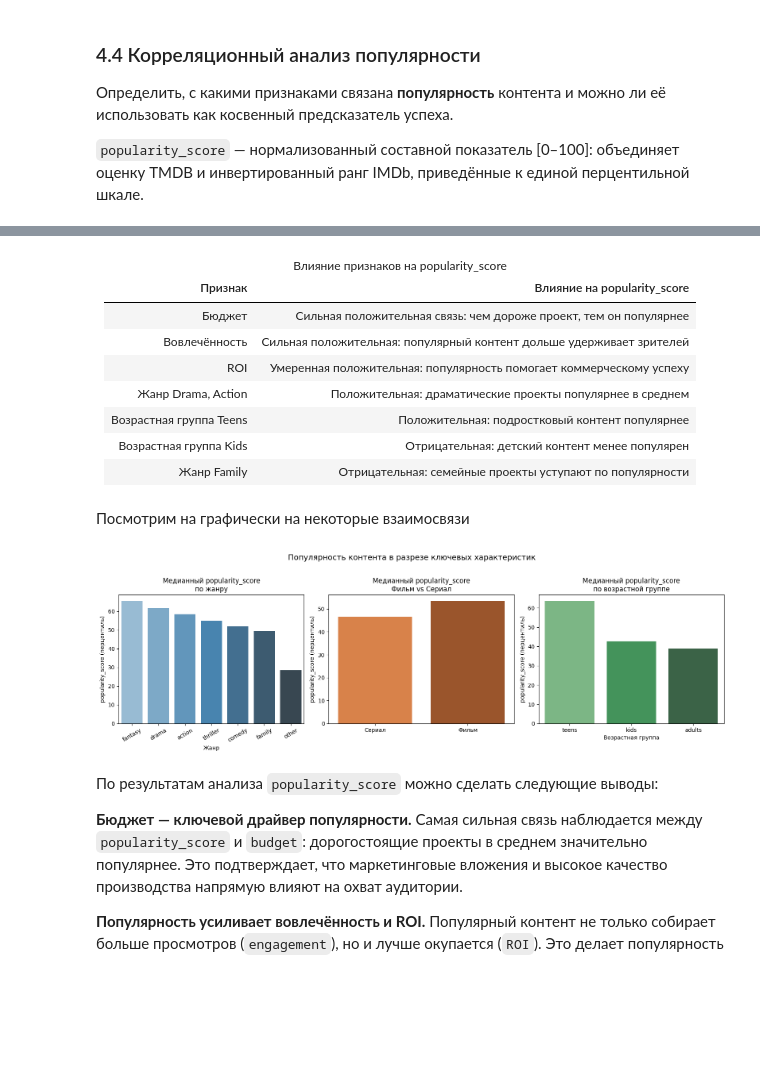
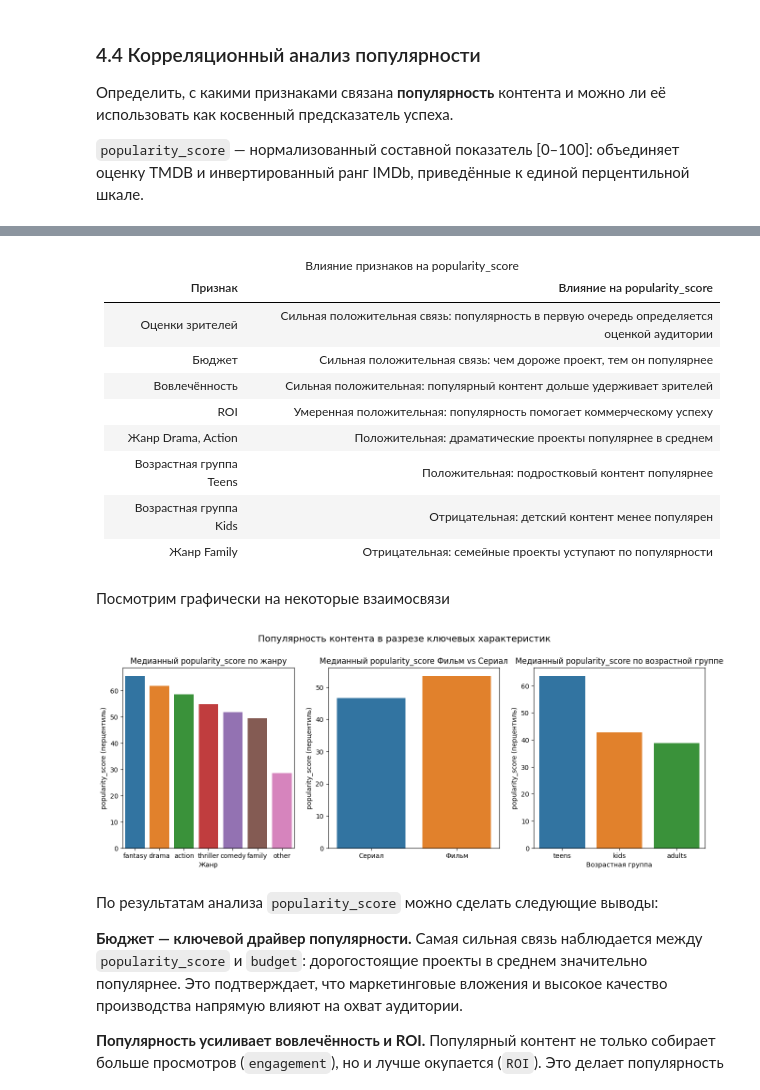
Before and after one commit to Qwertymegaforce/EDA_HSE_ML, a Jupyter notebook: netflix_analyzing_5.ipynb, the cells around one changed output, grey strips where cells are left out. Drawn from its saved outputs; the diff is of its cells as text; code cells hidden in the pictures; blank space fills up the shorter version.

```diff
--- a/netflix_analyzing_5.ipynb
+++ b/netflix_analyzing_5.ipynb
@@ -498,57 +504,76 @@ spearman_corr[["popularity_score"]].sort_values(by="popularity_score", ascending
 | is_other | -0.149025 |
 | age_kids | -0.217504 |
 # %% [markdown]
-<table style="width:70%;"> <caption>Влияние признаков на popularity_score</caption> <thead> <tr> <th>Признак</th> <th>Влияние на popularity_score</th> </tr> </thead> <tbody> <tr> <td>Бюджет</td> <td>Сильная положительная связь: чем дороже проект, тем он популярнее</td> </tr> <tr> <td>Вовлечённость</td> <td>Сильная положительная: популярный контент дольше удерживает зрителей</td> </tr> <tr> <td>ROI</td> <td>Умеренная положительная: популярность помогает коммерческому успеху</td> </tr> <tr> <td>Жанр Drama, Action</td> <td>Положительная: драматические проекты популярнее в среднем</td> </tr> <tr> <td>Возрастная группа Teens</td> <td>Положительная: подростковый контент популярнее</td> </tr> <tr> <td>Возрастная группа Kids</td> <td>Отрицательная: детский контент менее популярен</td> </tr> <tr> <td>Жанр Family</td> <td>Отрицательная: семейные проекты уступают по популярности</td> </tr> </tbody> </table>
+<table style="width:70%;"> <caption>Влияние признаков на popularity_score</caption> <thead> <tr> <th>Признак</th> <th>Влияние на popularity_score</th> </tr> </thead> <tbody> <tr> <td>Оценки зрителей</td> <td>Сильная положительная связь: популярность в первую очередь определяется оценкой аудитории</td> </tr><tr> <td>Бюджет</td> <td>Сильная положительная связь: чем дороже проект, тем он популярнее</td> </tr> <tr> <td>Вовлечённость</td> <td>Сильная положительная: популярный контент дольше удерживает зрителей</td> </tr> <tr> <td>ROI</td> <td>Умеренная положительная: популярность помогает коммерческому успеху</td> </tr> <tr> <td>Жанр Drama, Action</td> <td>Положительная: драматические проекты популярнее в среднем</td> </tr> <tr> <td>Возрастная группа Teens</td> <td>Положительная: подростковый контент популярнее</td> </tr> <tr> <td>Возрастная группа Kids</td> <td>Отрицательная: детский контент менее популярен</td> </tr> <tr> <td>Жанр Family</td> <td>Отрицательная: семейные проекты уступают по популярности</td> </tr> </tbody> </table>
 # %% [markdown]
-Посмотрим на графически на некоторые взаимосвязи
+Посмотрим графически на некоторые взаимосвязи
 # %%
 fig, axes = plt.subplots(1, 3, figsize=(16, 5))
 
 # По жанру
 genre_pop = (
     pd.Series(
-        {col.replace("is_", ""): df[df[col] == 1]["popularity_score"].median()
-         for col in GENRE_COLS}
+        {
+            col.replace("is_", ""): df[df[col] == 1]["popularity_score"].median()
+            for col in GENRE_COLS
+        }
     )
     .sort_values(ascending=False)
     .reset_index()
 )
 genre_pop.columns = ["main_genre", "popularity_score"]
-sns.barplot(data=genre_pop, x="main_genre", y="popularity_score", ax=axes[0], palette="Blues_d", hue="main_genre", legend=False)
-axes[0].set_title("Медианный popularity_score\nпо жанру")
+sns.barplot(
+    data=genre_pop,
+    x="main_genre",
+    y="popularity_score",
+    ax=axes[0],
+    hue="main_genre",
+    legend=False,
+)
+axes[0].set_title("Медианный popularity_score по жанру")
 axes[0].set_xlabel("Жанр")
 axes[0].set_ylabel("popularity_score (перцентиль)")
-axes[0].tick_params(axis="x", rotation=30)
 
 # Фильм / сериал
-type_pop = (
-    df.groupby("is_movie")["popularity_score"]
-    .median()
-    .reset_index()
+type_pop = df.groupby("is_movie")["popularity_score"].median().reset_index()
+type_pop["label"] = type_pop["is_movie"].map({1: "Фильм", 0: "Сериал"})
+sns.barplot(
+    data=type_pop,
+    x="label",
+    y="popularity_score",
+    ax=axes[1],
+    hue="label",
+    legend=False,
 )
-type_pop["label"] = type_pop["is_movie"].map({1: "Фильм", 0: "Сериал"})
-sns.barplot(data=type_pop, x="label", y="popularity_score", ax=axes[1], palette="Oranges_d", hue="label", legend=False)
-axes[1].set_title("Медианный popularity_score\nФильм vs Сериал")
+axes[1].set_title("Медианный popularity_score Фильм vs Сериал")
 axes[1].set_xlabel("")
 axes[1].set_ylabel("popularity_score (перцентиль)")
 
 # По возрастной группе
 age_pop = (
     df.groupby("age_group")["popularity_score"]
     .median()
     .sort_values(ascending=False)
     .reset_index()
 )
-sns.barplot(data=age_pop, x="age_group", y="popularity_score", ax=axes[2], palette="Greens_d", hue="age_group", legend=False)
-axes[2].set_title("Медианный popularity_score\nпо возрастной группе")
+sns.barplot(
+    data=age_pop,
+    x="age_group",
+    y="popularity_score",
+    ax=axes[2],
+    hue="age_group",
+    legend=False,
+)
+axes[2].set_title("Медианный popularity_score по возрастной группе")
 axes[2].set_xlabel("Возрастная группа")
 axes[2].set_ylabel("popularity_score (перцентиль)")
 
-plt.suptitle("Популярность контента в разрезе ключевых характеристик", fontsize=14, y=1.02)
-plt.tight_layout()
+plt.suptitle(
+    "Популярность контента в разрезе ключевых характеристик", fontsize=14, y=1.02
+)
 plt.show()
 # %% [output]
-[figure, old version]
+[figure, new version]
 # %% [markdown]
 По результатам анализа `popularity_score` можно сделать следующие выводы:
 
```
Also changed, not shown: parts of 19 cells of this notebook, 4 other files.
